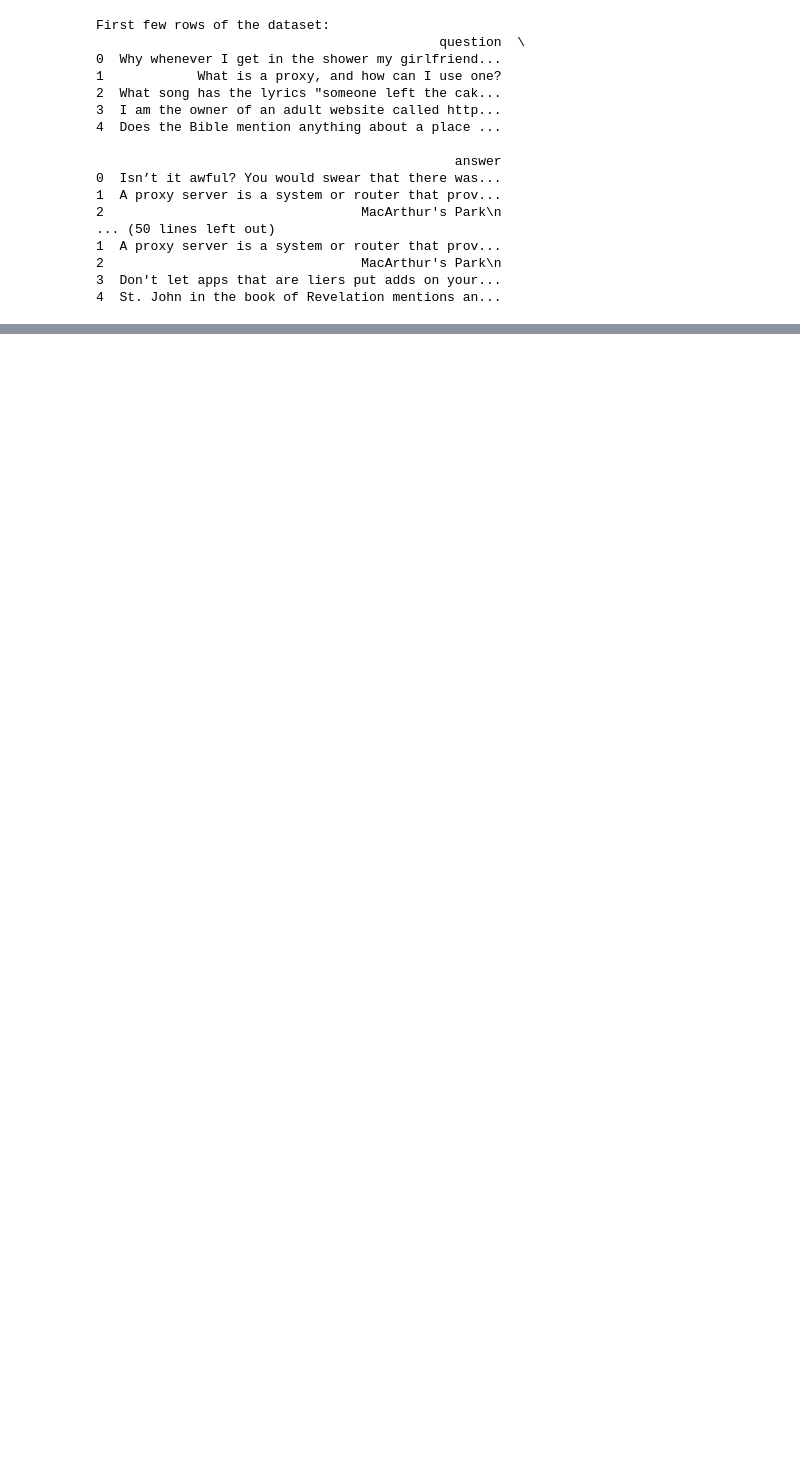
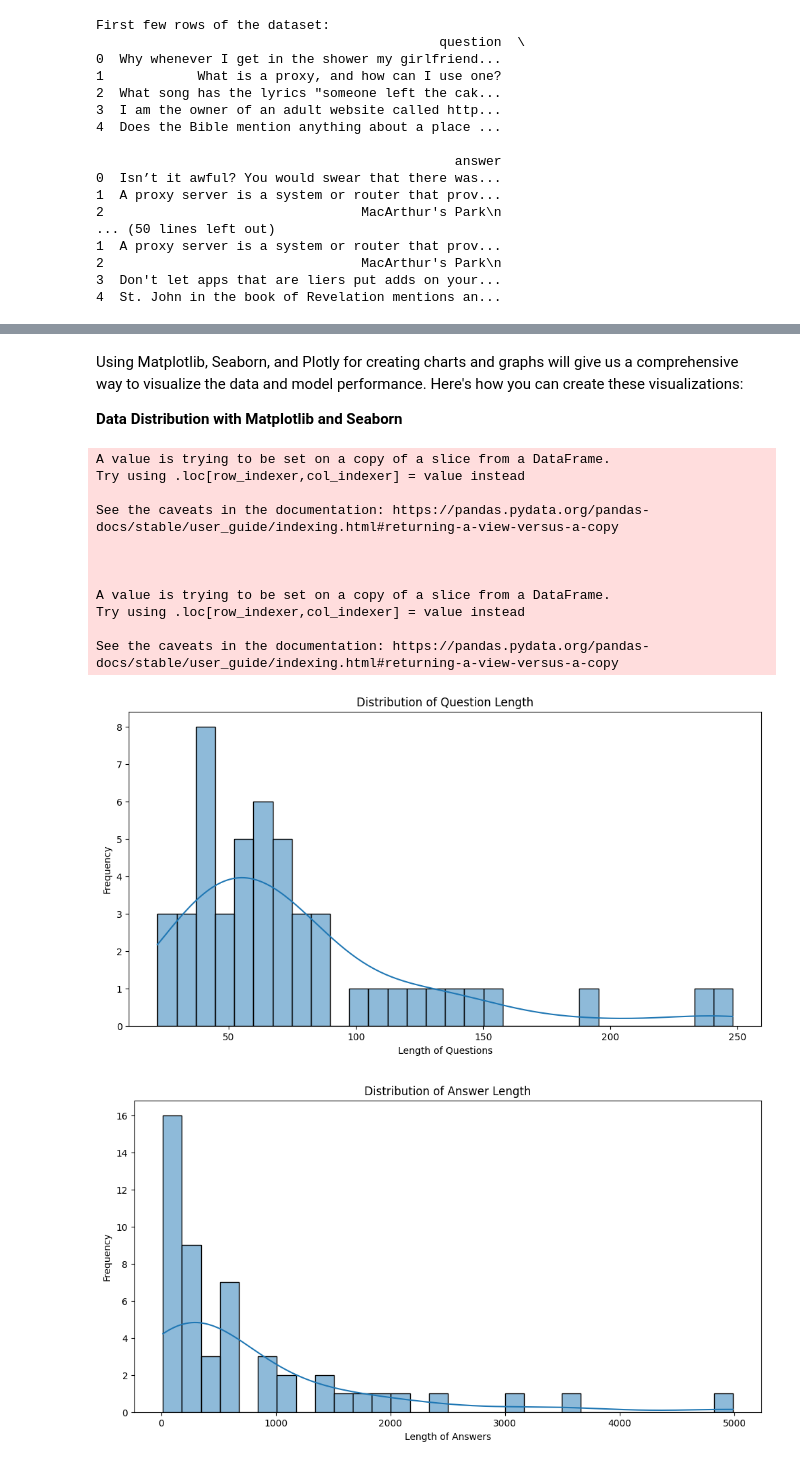
Before and after one commit to saurabhv158/-Quora-Question-Answer-Dataset, a Jupyter notebook: IndiGo.ipynb, the cells around one changed output, grey strips where cells are left out. Saved outputs shown, nothing was run; the diff lists cells and outputs as text; code cells hidden in the pictures; blank space fills up the shorter version.

```diff
--- a/IndiGo.ipynb
+++ b/IndiGo.ipynb
@@ -101,6 +157,7 @@ def preprocess_text(text):
 
 # Apply preprocessing to each question
 df_cleaned['processed_questions'] = df_cleaned['question'].apply(preprocess_text)
+df_cleaned['processed_answers'] = df_cleaned['answer'].apply(preprocess_text)
 
 # Display the processed DataFrame
 print(df_cleaned.head())
@@ -143,5 +210,9 @@ tokenizers = {name: AutoTokenizer.from_pretrained(name) for name in model_names}
 # Tokenize the questions
 df_cleaned['tokenized_questions'] = df_cleaned['question'].apply(lambda x: {name: tokenizers[name](x, return_tensors='pt') for name in model_names})
 
+# Tokenize the questions
+df_cleaned['tokenized_answers'] = df_cleaned['answer'].apply(lambda x: {name: tokenizers[name](x, return_tensors='pt') for name in model_names})
+
 print(df_cleaned['tokenized_questions'].head())
+print(df_cleaned['tokenized_answers'].head())
 # %% [output]
@@ -168,7 +281,7 @@ def get_model_outputs(tokenized_input, model, tokenizer, model_type):
         outputs = model.generate(input_ids)
     elif model_type == "gpt":
         input_ids = tokenized_input['input_ids']
-        outputs = model.generate(input_ids, max_length=50)
+        outputs = model.generate(input_ids, max_length=60)
 
     decoded_outputs = [tokenizer.decode(output, skip_special_tokens=True) for output in outputs]
     return decoded_outputs
@@ -178,7 +291,7 @@ df_cleaned['bert_outputs'] = df_cleaned['tokenized_questions'].apply(lambda x: g
 df_cleaned['t5_outputs'] = df_cleaned['tokenized_questions'].apply(lambda x: get_model_outputs(x["t5-base"], t5_model, tokenizers["t5-base"], "t5"))
 df_cleaned['gpt_outputs'] = df_cleaned['tokenized_questions'].apply(lambda x: get_model_outputs(x["gpt2"], gpt_model, tokenizers["gpt2"], "gpt"))
 
-print(df_cleaned[['questions', 'bert_outputs', 't5_outputs', 'gpt_outputs']])
+print(df_cleaned[['question', 'bert_outputs', 't5_outputs', 'gpt_outputs']])
 # %% [output]
 Some weights of BertForSequenceClassification were not initialized from the model checkpoint at bert-base-uncased and are newly initialized: ['classifier.bias', 'classifier.weight']
 You should probably TRAIN this model on a down-stream task to be able to use it for predictions and inference.
@@ -244,8 +405,12 @@ for model in ['bert', 't5', 'gpt']:
     f1_scores = []
 
     for idx, row in df_cleaned.iterrows():
-        reference = row['tokenized_answers']
-        hypothesis = word_tokenize(row[f'{model}_outputs'].lower())
+        reference = row['tokenized_questions']
+         # Ensure the model output is a string
+        if isinstance(row[f'{model}_outputs'], list):
+            hypothesis = word_tokenize(' '.join(row[f'{model}_outputs']).lower())
+        else:
+            hypothesis = word_tokenize(row[f'{model}_outputs'].lower())
 
         # Compute BLEU score
         bleu_score = compute_bleu(reference, hypothesis)
@@ -271,0 +499,42 @@ KeyError: 'tokenized_answers'
+# %% [markdown]
+Using Matplotlib, Seaborn, and Plotly for creating charts and graphs will give us a comprehensive way to visualize the data and model performance. Here's how you can create these visualizations:
+
+**Data Distribution with Matplotlib and Seaborn**
+# %%
+import matplotlib.pyplot as plt
+import seaborn as sns
+import pandas as pd
+
+# Compute the length of questions and answers
+df_cleaned['question_length'] = df_cleaned['question'].apply(len)
+df_cleaned['answer_length'] = df_cleaned['answer'].apply(len)
+
+# Plot the distribution of question length using Seaborn
+plt.figure(figsize=(12, 6))
+sns.histplot(df_cleaned['question_length'], kde=True, bins=30)
+plt.title('Distribution of Question Length')
+plt.xlabel('Length of Questions')
+plt.ylabel('Frequency')
+plt.show()
+
+# Plot the distribution of answer length using Seaborn
+plt.figure(figsize=(12, 6))
+sns.histplot(df_cleaned['answer_length'], kde=True, bins=30)
+plt.title('Distribution of Answer Length')
+plt.xlabel('Length of Answers')
+plt.ylabel('Frequency')
+plt.show()
+# %% [output]
+A value is trying to be set on a copy of a slice from a DataFrame.
+Try using .loc[row_indexer,col_indexer] = value instead
+
+See the caveats in the documentation: https://pandas.pydata.org/pandas-docs/stable/user_guide/indexing.html#returning-a-view-versus-a-copy
+
+
+
+A value is trying to be set on a copy of a slice from a DataFrame.
+Try using .loc[row_indexer,col_indexer] = value instead
+
+See the caveats in the documentation: https://pandas.pydata.org/pandas-docs/stable/user_guide/indexing.html#returning-a-view-versus-a-copy
+[figure, added]
+[figure, added]
```
Also changed, not shown: parts of 26 cells of this notebook.
